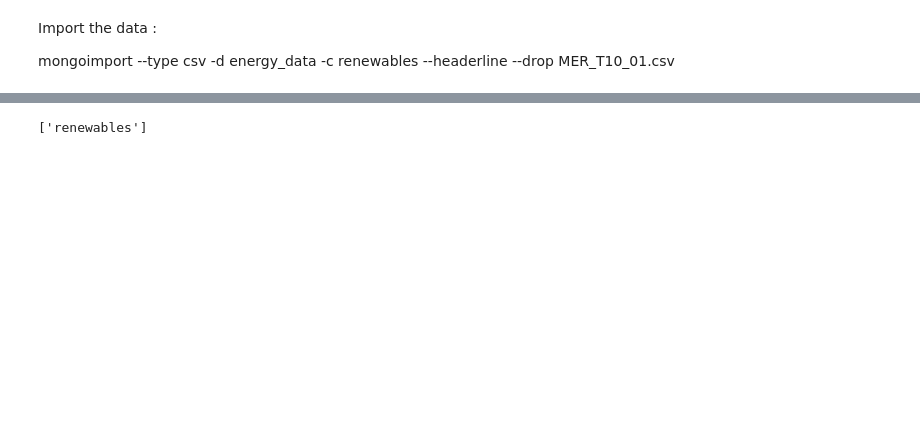
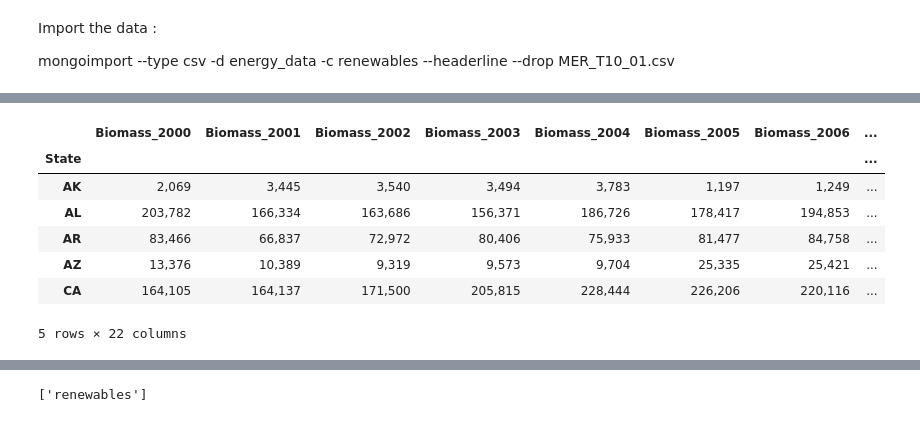
Before and after one commit to datairene/Energy, a Jupyter notebook: energy_data.ipynb, the cells around one changed output, grey strips where cells are left out. Drawn from its saved outputs; the diff is of its cells as text; code cells hidden in the pictures; blank space fills up the shorter version.

```diff
--- a/energy_data.ipynb
+++ b/energy_data.ipynb
@@ -7,3 +34,32 @@ from pymongo import MongoClient
+# %%
+table_10 = pd.read_csv('MER_T10_01.csv')
+biomass_data = pd.read_csv('biomass_energy_consump.csv')
+geothermal_data = pd.read_csv('geothermal_energy_consump.csv')
+hydro_data = pd.read_csv('hydropower_energy_consump.csv')
+solar_data = pd.read_csv('solar_energy_consump.csv')
+wind_data = pd.read_csv('wind_energy_consump.csv')
+
+biomass_data = biomass_data.drop(columns=biomass_data.columns[23:61])
+geothermal_data = geothermal_data.drop(columns=geothermal_data.columns[23:61])
+hydro_data = hydro_data.drop(columns=hydro_data.columns[23:61])
+solar_data = solar_data.drop(columns=solar_data.columns[23:61])
+wind_data = wind_data.drop(columns=wind_data.columns[23:61])
+# %%
+# table_10.head()
+biomass_data.head()
+# geothermal_data.head()
+# hydro_data.head()
+# solar_data.head()
+# wind_data.head()
+# %% [output]
+|  | Biomass_2000 | Biomass_2001 | Biomass_2002 | Biomass_2003 | Biomass_2004 | Biomass_2005 | Biomass_2006 | ... |
+| State |  |  |  |  |  |  |  | ... |
+| AK | 2,069 | 3,445 | 3,540 | 3,494 | 3,783 | 1,197 | 1,249 | ... |
+| AL | 203,782 | 166,334 | 163,686 | 156,371 | 186,726 | 178,417 | 194,853 | ... |
+| AR | 83,466 | 66,837 | 72,972 | 80,406 | 75,933 | 81,477 | 84,758 | ... |
+| AZ | 13,376 | 10,389 | 9,319 | 9,573 | 9,704 | 25,335 | 25,421 | ... |
+| CA | 164,105 | 164,137 | 171,500 | 205,815 | 228,444 | 226,206 | 220,116 | ... |
+5 rows × 22 columns
 # %%
 # Create an instance of MongoClient
 mongo = MongoClient(port=27017)
```
Also changed, not shown: parts of 10 cells of this notebook, 7 other files.
